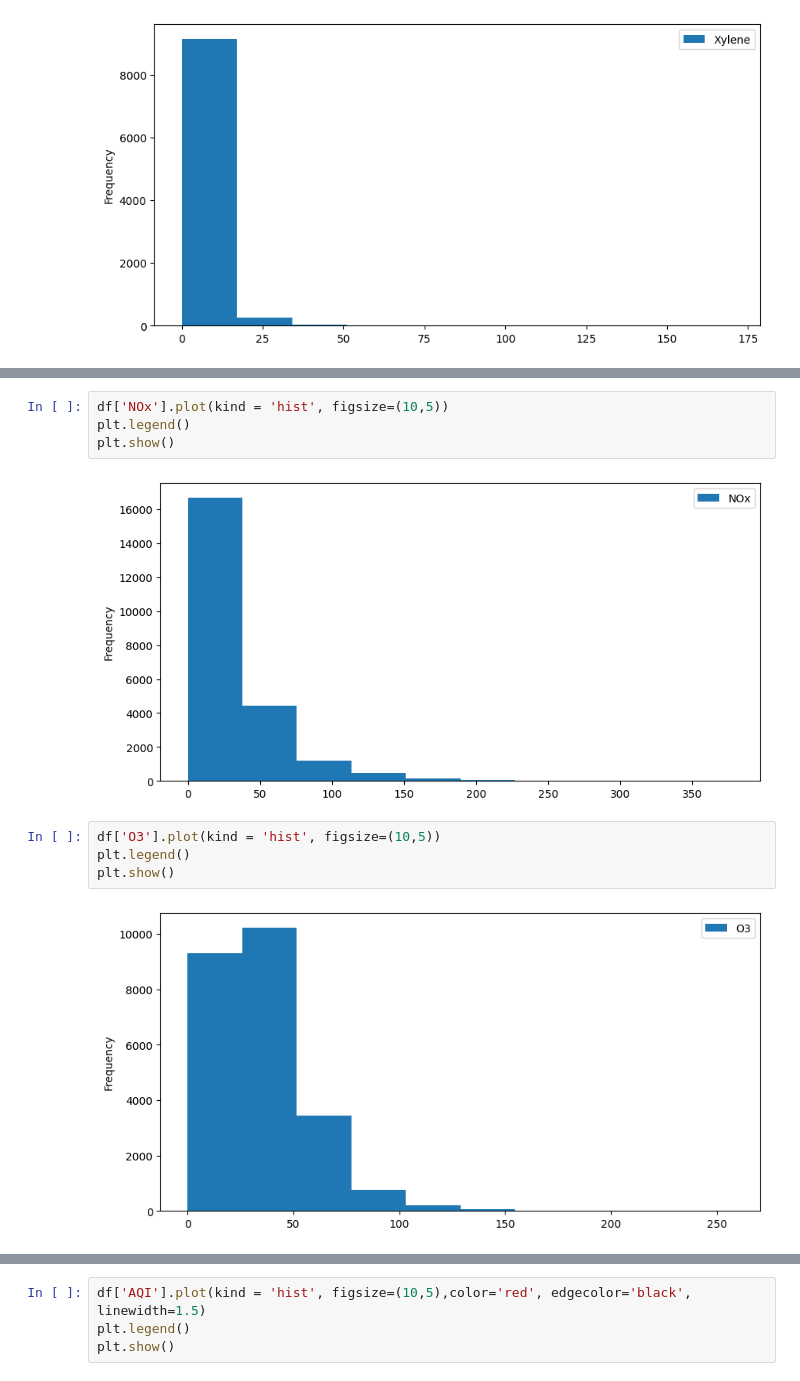
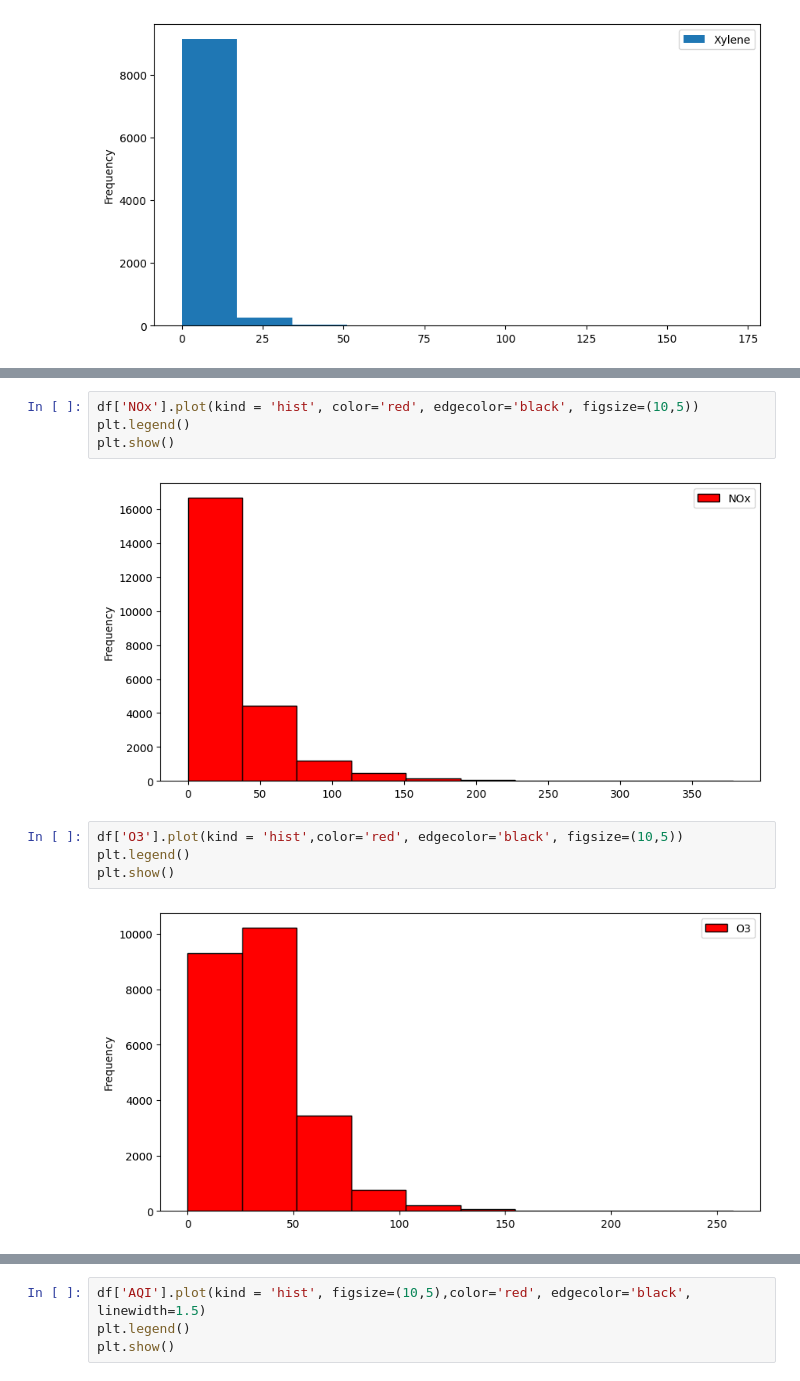
Before and after one commit to lav2024/Air-Quality-Index-Prediction, a Jupyter notebook: AIR QUALITY INDEX PREDICTION.ipynb, the cells around one changed output, grey strips where cells are left out. Saved outputs shown, nothing was run; the diff lists cells and outputs as text.

```diff
--- a/AIR QUALITY INDEX PREDICTION.ipynb
+++ b/AIR QUALITY INDEX PREDICTION.ipynb
@@ -269,13 +279,13 @@ plt.show()
 # %%
-df['NOx'].plot(kind = 'hist', figsize=(10,5))
+df['NOx'].plot(kind = 'hist', color='red', edgecolor='black', figsize=(10,5))
 plt.legend()
 plt.show()
 # %% [output]
-[figure, old version]
+[figure, new version]
 # %%
-df['O3'].plot(kind = 'hist', figsize=(10,5))
+df['O3'].plot(kind = 'hist',color='red', edgecolor='black', figsize=(10,5))
 plt.legend()
 plt.show()
 # %% [output]
-[figure, old version]
+[figure, new version]
 # %%
```
Also changed, not shown: parts of 33 cells of this notebook.
